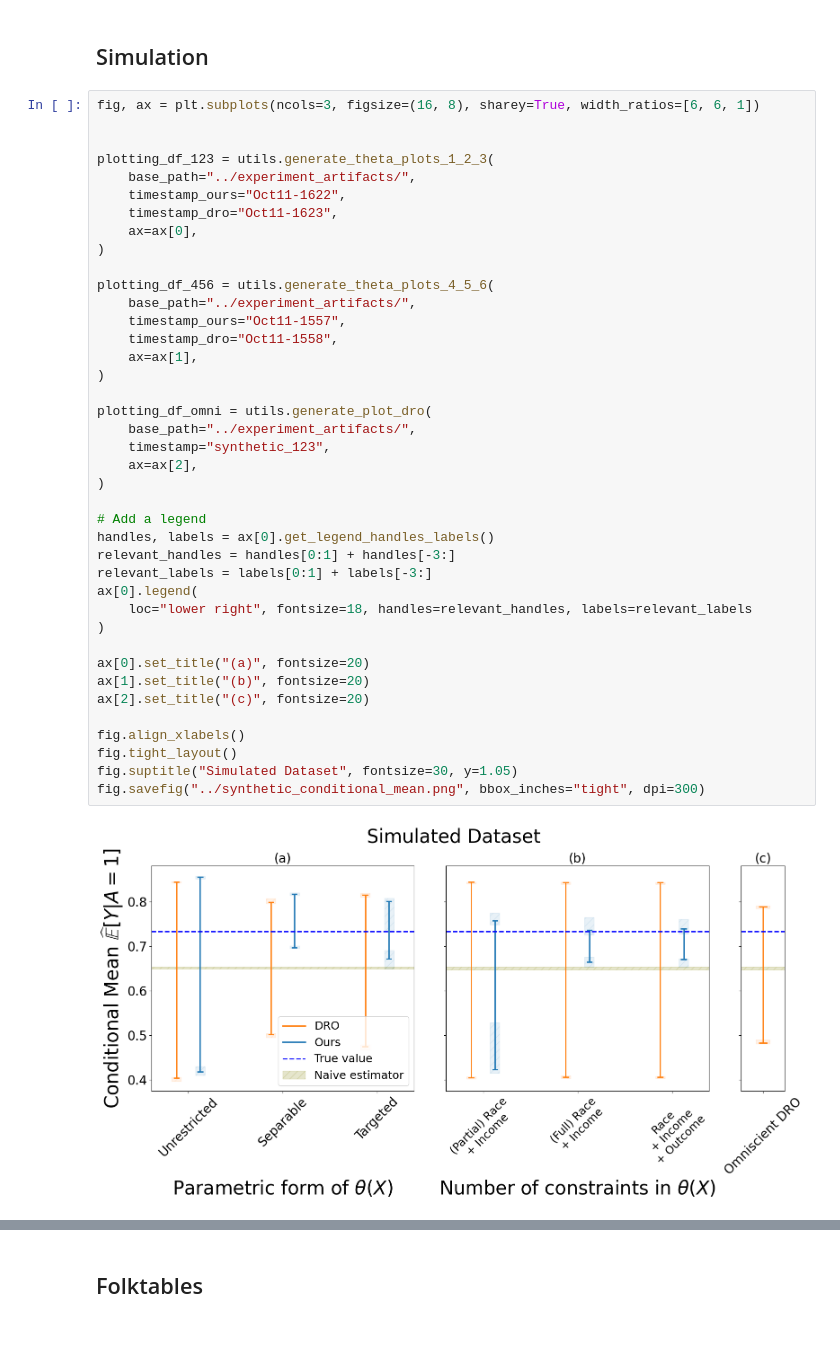
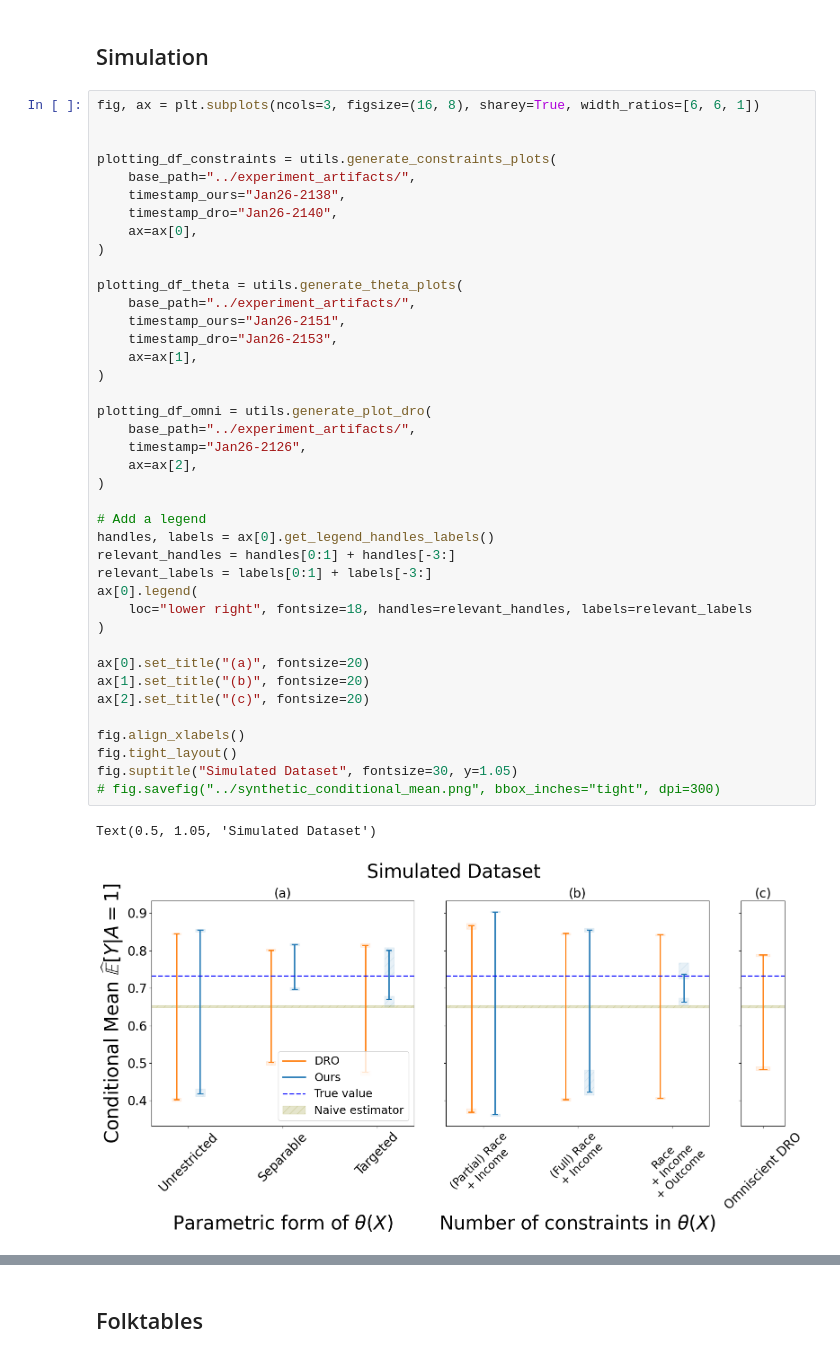
Before and after one commit to secg5/inference_contrained_distribution_shift, a Jupyter notebook: plotting/paper_plots.ipynb, the cells around one changed output, grey strips where cells are left out. Drawn from its saved outputs; the diff is of its cells as text.

```diff
--- a/plotting/paper_plots.ipynb
+++ b/plotting/paper_plots.ipynb
@@ -13,42 +13,43 @@ import utils
 fig, ax = plt.subplots(ncols=3, figsize=(16, 8), sharey=True, width_ratios=[6, 6, 1])
 
 
-plotting_df_123 = utils.generate_theta_plots_1_2_3(
+plotting_df_constraints = utils.generate_constraints_plots(
     base_path="../experiment_artifacts/",
-    timestamp_ours="Oct11-1622",
-    timestamp_dro="Oct11-1623",
+    timestamp_ours="Jan26-2138",
+    timestamp_dro="Jan26-2140",
     ax=ax[0],
 )
 
-plotting_df_456 = utils.generate_theta_plots_4_5_6(
+plotting_df_theta = utils.generate_theta_plots(
     base_path="../experiment_artifacts/",
-    timestamp_ours="Oct11-1557",
-    timestamp_dro="Oct11-1558",
+    timestamp_ours="Jan26-2151",
+    timestamp_dro="Jan26-2153",
     ax=ax[1],
 )
 
 plotting_df_omni = utils.generate_plot_dro(
     base_path="../experiment_artifacts/",
-    timestamp="synthetic_123",
+    timestamp="Jan26-2126",
     ax=ax[2],
 )
 
 # Add a legend
 handles, labels = ax[0].get_legend_handles_labels()
 relevant_handles = handles[0:1] + handles[-3:]
 relevant_labels = labels[0:1] + labels[-3:]
 ax[0].legend(
     loc="lower right", fontsize=18, handles=relevant_handles, labels=relevant_labels
 )
 
 ax[0].set_title("(a)", fontsize=20)
 ax[1].set_title("(b)", fontsize=20)
 ax[2].set_title("(c)", fontsize=20)
 
 fig.align_xlabels()
 fig.tight_layout()
 fig.suptitle("Simulated Dataset", fontsize=30, y=1.05)
-fig.savefig("../synthetic_conditional_mean.png", bbox_inches="tight", dpi=300)
+# fig.savefig("../synthetic_conditional_mean.png", bbox_inches="tight", dpi=300)
 # %% [output]
+Text(0.5, 1.05, 'Simulated Dataset')
-[figure, old version]
+[figure, new version]
 # %%
```
Also changed, not shown: parts of 6 cells of this notebook, 1 other file.
